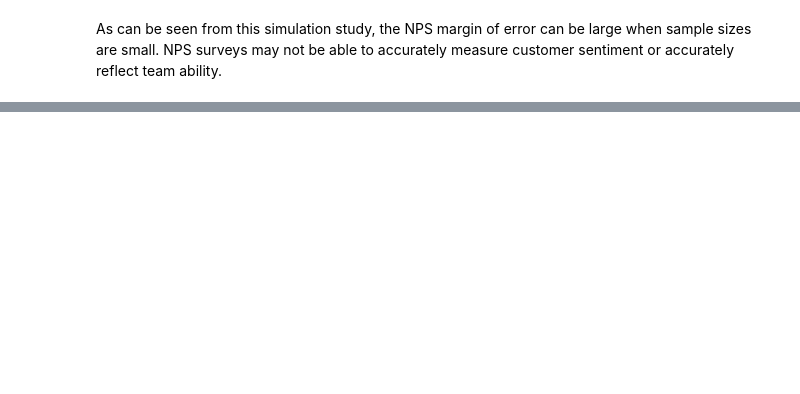
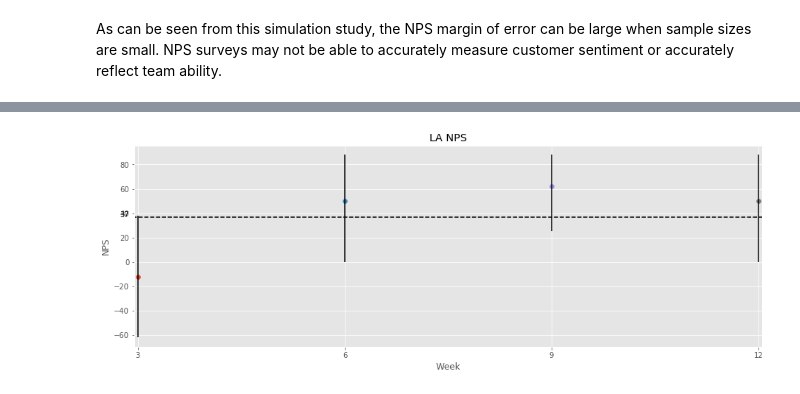
Before and after one commit to kinyipchien/nps-small-sample-sim, a Jupyter notebook: nps_simulation.ipynb, the cells around one changed output, grey strips where cells are left out. Saved outputs shown, nothing was run; the diff lists cells and outputs as text; code cells hidden in the pictures; blank space fills up the shorter version.

```diff
--- a/nps_simulation.ipynb
+++ b/nps_simulation.ipynb
@@ -209,0 +252,9 @@ As can be seen from this simulation study, the NPS margin of error can be large
+# %%
+npss = [[3, 3, 2], [1, 2, 5], [0, 3, 5], [1, 2, 5]]
+weeks = [3, 6, 9, 12]
+
+fig, ax = plt.subplots(figsize=(6.4*2, 4.8), tight_layout=True)
+nps_moe_plotter(npss, weeks, ax, 'LA')
+plt.show()
+# %% [output]
+[figure, added]
```
Also changed, not shown: parts of 12 cells of this notebook, 1 other file.
